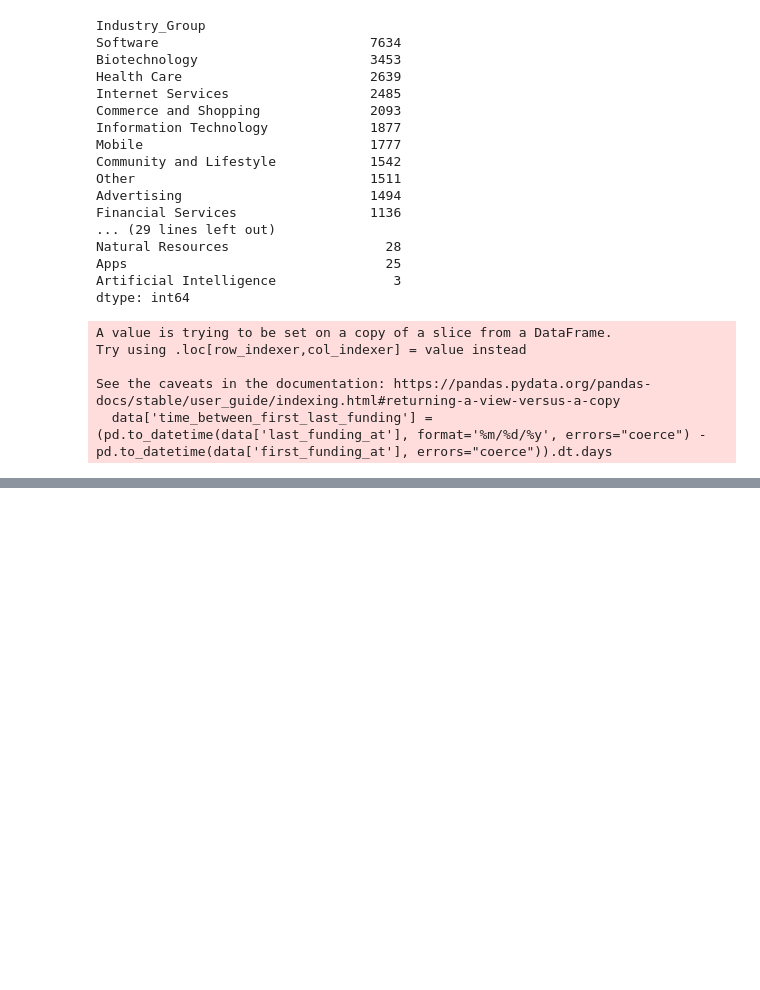
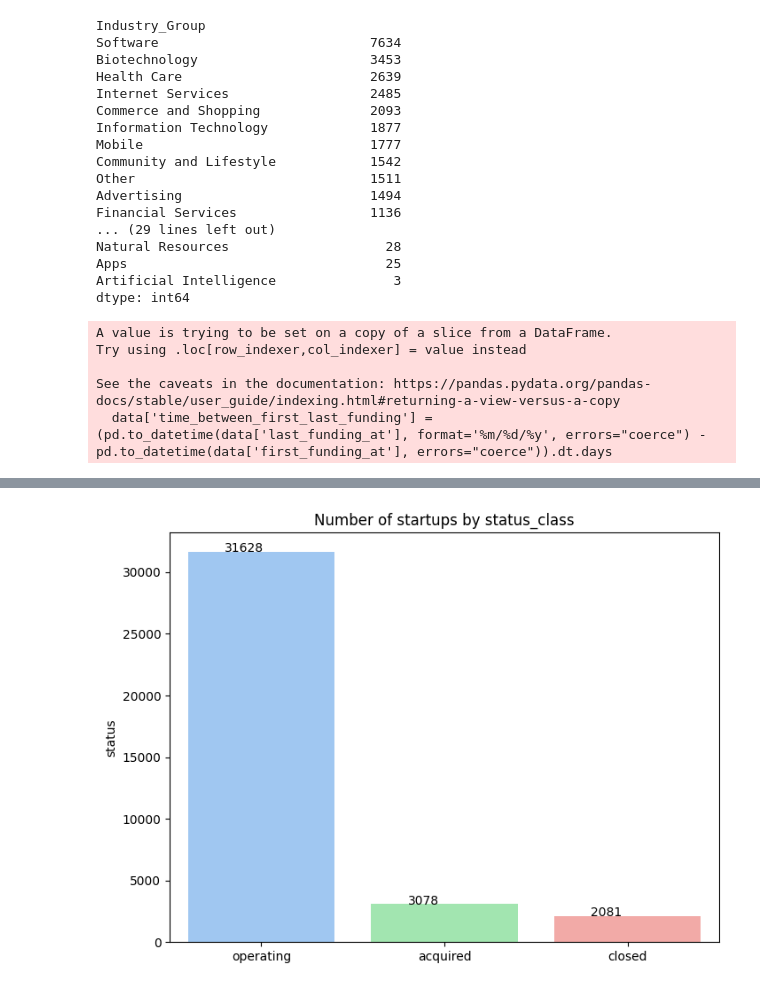
Before and after one commit to aamruth/triumph-venture, a Jupyter notebook: notebooks/Doubles_extras_elim.ipynb, the cells around one changed output, grey strips where cells are left out. Drawn from its saved outputs; the diff is of its cells as text; code cells hidden in the pictures; blank space fills up the shorter version.

```diff
--- a/notebooks/Doubles_extras_elim.ipynb
+++ b/notebooks/Doubles_extras_elim.ipynb
@@ -311,0 +312,5 @@ data
+# %%
+data["funding_total_usd"] = pd.to_numeric(data["funding_total_usd"])
+# %%
+data["time_between_first_last_funding"] = data["time_between_first_last_funding"].astype(int)
+data["funding_rounds"] = data["funding_rounds"].astype(int)
@@ -311,0 +334,13 @@ data
+# %%
+plt.style.use('seaborn-pastel')
+plt.figure(figsize=(8,6))
+plt.title('Number of startups by status_class')
+
+sns.barplot(x= data.status.value_counts().index, y=data.status.value_counts())
+def addlabels(x,y):
+    for i in range(len(x)):
+        plt.text(i-.20,y[i],y[i])
+
+addlabels(data.status.value_counts().index,data.status.value_counts())
+# %% [output]
+[figure, added]
```
Also changed, not shown: parts of 45 cells of this notebook.
